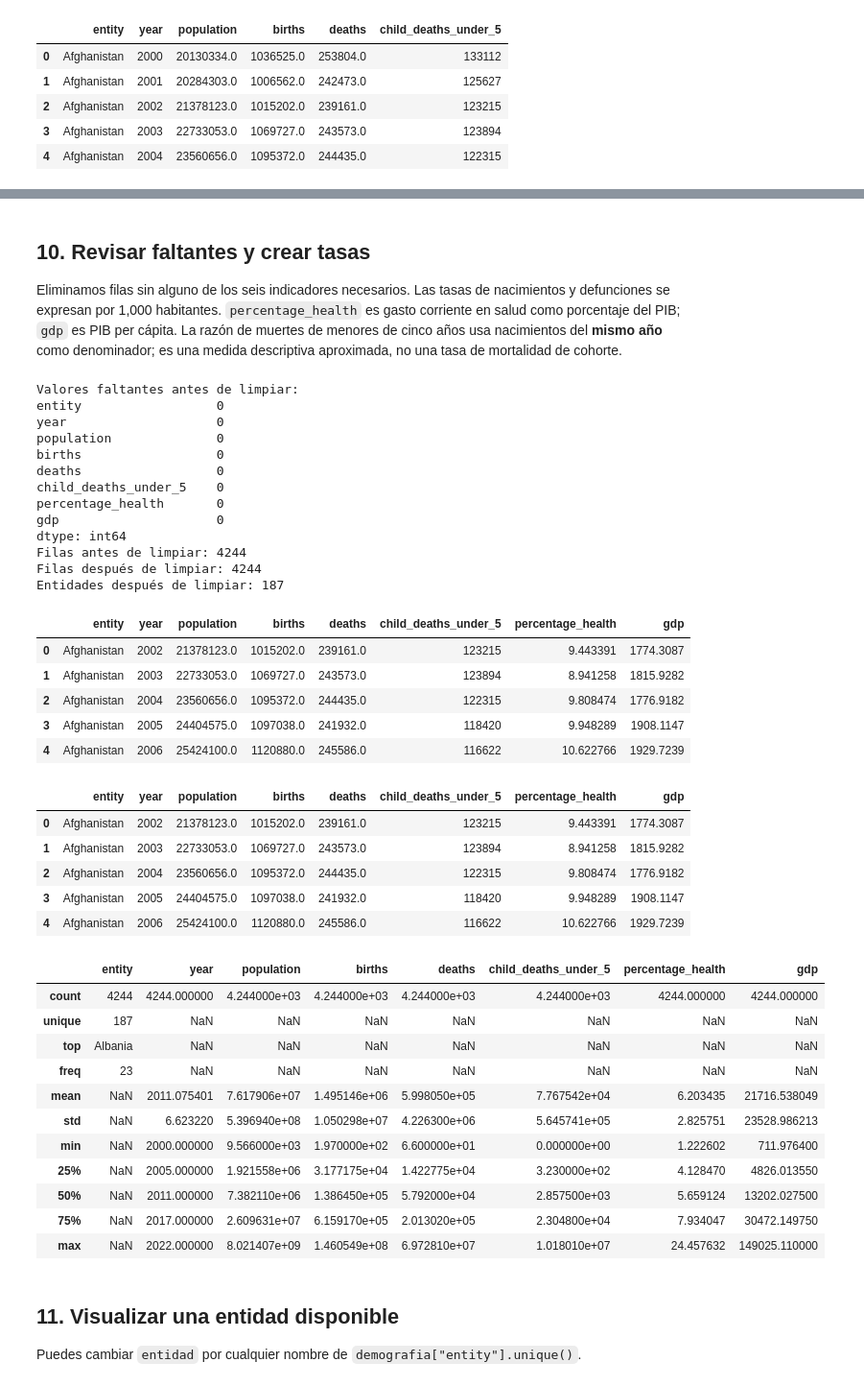
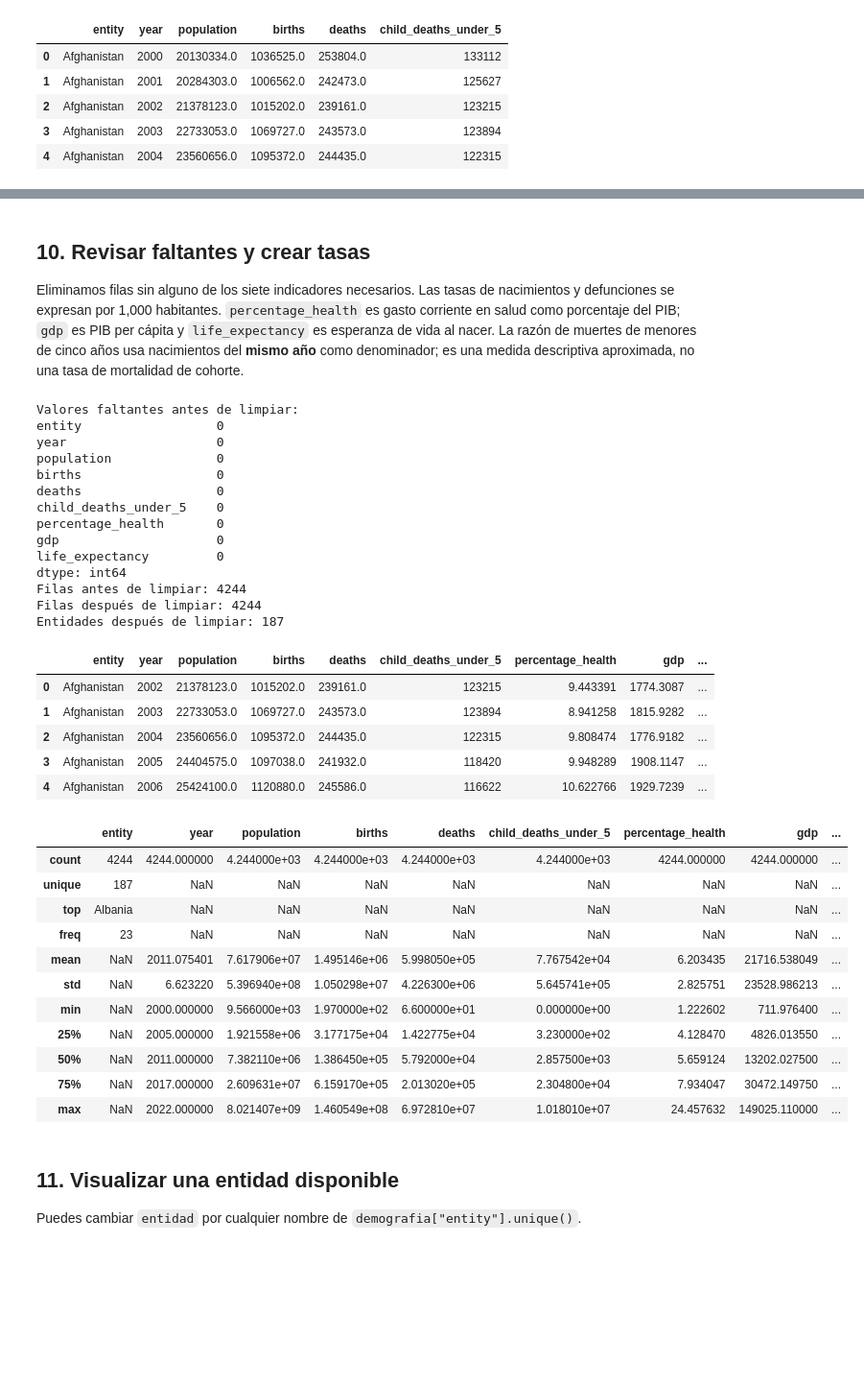
Before and after one commit to pemg2006/Probabilidad_Estadistica_BigData, a Jupyter notebook: U3_1_modelados_ml/notebooks/U3_2_Preparacion_dataset.ipynb, the cells around one changed output, grey strips where cells are left out. Shown at 96% size. Cells and saved outputs as stored; diff of their text form; code cells hidden in the pictures; blank space fills up the shorter version.

```diff
--- a/U3_1_modelados_ml/notebooks/U3_2_Preparacion_dataset.ipynb
+++ b/U3_1_modelados_ml/notebooks/U3_2_Preparacion_dataset.ipynb
@@ -22,9 +22,11 @@ url_deaths = BASE + "number-of-deaths-per-year" + SUFIJO
 url_child_deaths = BASE + "number-of-child-deaths-unwpp" + SUFIJO
 url_health = BASE + "total-healthcare-expenditure-gdp" + SUFIJO
 url_gdp = BASE + "gdp-per-capita-worldbank" + SUFIJO
+url_life = BASE + "life-expectancy" + SUFIJO
 
 df = pd.read_csv(url_health, storage_options=OPCIONES_OWID)
 df2 = pd.read_csv(url_gdp, storage_options=OPCIONES_OWID)
+df_life = pd.read_csv(url_life, storage_options=OPCIONES_OWID)
 population = pd.read_csv(url_population, storage_options=OPCIONES_OWID)
 births = pd.read_csv(url_births, storage_options=OPCIONES_OWID)
 deaths = pd.read_csv(url_deaths, storage_options=OPCIONES_OWID)
@@ -37,6 +39,7 @@ print("deaths:", deaths.shape)
 print("child_deaths:", child_deaths.shape)
 print("percentage_health:", df.shape)
 print("gdp per capita:", df2.shape)
+print("life expectancy:", df_life.shape)
 # %% [output]
 Filas y columnas:
 population: (39562, 5)
@@ -227,13 +232,25 @@ gdp_limpio = df2[["entity", "year", col_gdp]].copy()
 gdp_limpio = gdp_limpio.rename(columns={col_gdp: "gdp"})
 gdp_limpio = gdp_limpio[gdp_limpio["year"].between(2000, 2022)].copy()
 
-for nombre, tabla in [("percentage_health", health_limpio), ("gdp", gdp_limpio)]:
+columnas_life = [c for c in df_life.columns
+                 if c not in ["entity", "code", "year"]]
+assert len(columnas_life) == 1, "Revisar la columna de esperanza de vida mostrada arriba"
+col_life = columnas_life[0]
+
+life_limpio = df_life[["entity", "year", col_life]].copy()
+life_limpio = life_limpio.rename(columns={col_life: "life_expectancy"})
+life_limpio = life_limpio[life_limpio["year"].between(2000, 2022)].copy()
+
+for nombre, tabla in [("percentage_health", health_limpio),
+                      ("gdp", gdp_limpio),
+                      ("life_expectancy", life_limpio)]:
     duplicados = tabla.duplicated(["entity", "year"]).sum()
     print(nombre, "| filas:", len(tabla), "| llaves duplicadas:", duplicados)
     assert duplicados == 0, f"Llaves duplicadas en {nombre}"
 
 display(health_limpio.head())
 display(gdp_limpio.head())
+display(life_limpio.head())
 # %% [output]
 percentage_health | filas: 4555 | llaves duplicadas: 0
 gdp | filas: 4823 | llaves duplicadas: 0
@@ -341,6 +368,12 @@ demografia = pd.merge(
     on=["entity", "year"], how="inner", validate="one_to_one"
 )
 print("Después de agregar PIB per cápita:", demografia.shape)
+
+demografia = pd.merge(
+    demografia, life_limpio,
+    on=["entity", "year"], how="inner", validate="one_to_one"
+)
+print("Después de agregar esperanza de vida:", demografia.shape)
 display(demografia.head())
 # %% [output]
 Después de agregar gasto en salud: (4416, 7)
@@ -354,7 +388,7 @@ Después de agregar PIB per cápita: (4244, 8)
 # %% [markdown]
 ## 10. Revisar faltantes y crear tasas
 
-Eliminamos filas sin alguno de los seis indicadores necesarios. Las tasas de nacimientos y defunciones se expresan por 1,000 habitantes. `percentage_health` es gasto corriente en salud como porcentaje del PIB; `gdp` es PIB per cápita. La razón de muertes de menores de cinco años usa nacimientos del **mismo año** como denominador; es una medida descriptiva aproximada, no una tasa de mortalidad de cohorte.
+Eliminamos filas sin alguno de los siete indicadores necesarios. Las tasas de nacimientos y defunciones se expresan por 1,000 habitantes. `percentage_health` es gasto corriente en salud como porcentaje del PIB; `gdp` es PIB per cápita y `life_expectancy` es esperanza de vida al nacer. La razón de muertes de menores de cinco años usa nacimientos del **mismo año** como denominador; es una medida descriptiva aproximada, no una tasa de mortalidad de cohorte.
 # %%
 print("Valores faltantes antes de limpiar:")
 print(demografia.isna().sum())
@@ -362,7 +396,7 @@ print("Filas antes de limpiar:", len(demografia))
 
 demografia = demografia.dropna(subset=[
     "population", "births", "deaths", "child_deaths_under_5",
-    "percentage_health", "gdp"
+    "percentage_health", "gdp", "life_expectancy"
 ]).copy()
 demografia = demografia[(demografia["population"] > 0) & (demografia["births"] > 0)].copy()
 
@@ -379,6 +413,7 @@ deaths                  0
 child_deaths_under_5    0
 percentage_health       0
 gdp                     0
+life_expectancy         0
 dtype: int64
 Filas antes de limpiar: 4244
 Filas después de limpiar: 4244
@@ -386,44 +421,38 @@ Entidades después de limpiar: 187
 # %%
 demografia["birth_rate_per_1000"] = demografia["births"] / demografia["population"] * 1000
 demografia["death_rate_per_1000"] = demografia["deaths"] / demografia["population"] * 1000
 demografia["under5_deaths_per_1000_births_same_year"] = (
     demografia["child_deaths_under_5"] / demografia["births"] * 1000
 )
 
 demografia = demografia[[
     "entity", "year", "population", "births", "deaths", "child_deaths_under_5",
-    "percentage_health", "gdp",
+    "percentage_health", "gdp", "life_expectancy",
     "birth_rate_per_1000", "death_rate_per_1000",
     "under5_deaths_per_1000_births_same_year"
 ]].sort_values(["entity", "year"]).reset_index(drop=True)
 
 display(demografia.head())
 display(demografia.describe(include="all"))
 # %% [output]
-|  | entity | year | population | births | deaths | child_deaths_under_5 | percentage_health | gdp |
-| 0 | Afghanistan | 2002 | 21378123.0 | 1015202.0 | 239161.0 | 123215 | 9.443391 | 1774.3087 |
-| 1 | Afghanistan | 2003 | 22733053.0 | 1069727.0 | 243573.0 | 123894 | 8.941258 | 1815.9282 |
-| 2 | Afghanistan | 2004 | 23560656.0 | 1095372.0 | 244435.0 | 122315 | 9.808474 | 1776.9182 |
-| 3 | Afghanistan | 2005 | 24404575.0 | 1097038.0 | 241932.0 | 118420 | 9.948289 | 1908.1147 |
-| 4 | Afghanistan | 2006 | 25424100.0 | 1120880.0 | 245586.0 | 116622 | 10.622766 | 1929.7239 |
+|  | entity | year | population | births | deaths | child_deaths_under_5 | percentage_health | gdp | ... |
+| 0 | Afghanistan | 2002 | 21378123.0 | 1015202.0 | 239161.0 | 123215 | 9.443391 | 1774.3087 | ... |
+| 1 | Afghanistan | 2003 | 22733053.0 | 1069727.0 | 243573.0 | 123894 | 8.941258 | 1815.9282 | ... |
+| 2 | Afghanistan | 2004 | 23560656.0 | 1095372.0 | 244435.0 | 122315 | 9.808474 | 1776.9182 | ... |
+| 3 | Afghanistan | 2005 | 24404575.0 | 1097038.0 | 241932.0 | 118420 | 9.948289 | 1908.1147 | ... |
+| 4 | Afghanistan | 2006 | 25424100.0 | 1120880.0 | 245586.0 | 116622 | 10.622766 | 1929.7239 | ... |
-|  | entity | year | population | births | deaths | child_deaths_under_5 | percentage_health | gdp |
-| 0 | Afghanistan | 2002 | 21378123.0 | 1015202.0 | 239161.0 | 123215 | 9.443391 | 1774.3087 |
-| 1 | Afghanistan | 2003 | 22733053.0 | 1069727.0 | 243573.0 | 123894 | 8.941258 | 1815.9282 |
-| 2 | Afghanistan | 2004 | 23560656.0 | 1095372.0 | 244435.0 | 122315 | 9.808474 | 1776.9182 |
-| 3 | Afghanistan | 2005 | 24404575.0 | 1097038.0 | 241932.0 | 118420 | 9.948289 | 1908.1147 |
-| 4 | Afghanistan | 2006 | 25424100.0 | 1120880.0 | 245586.0 | 116622 | 10.622766 | 1929.7239 |
+|  | entity | year | population | births | deaths | child_deaths_under_5 | percentage_health | gdp | ... |
+| count | 4244 | 4244.000000 | 4.244000e+03 | 4.244000e+03 | 4.244000e+03 | 4.244000e+03 | 4244.000000 | 4244.000000 | ... |
+| unique | 187 | NaN | NaN | NaN | NaN | NaN | NaN | NaN | ... |
+| top | Albania | NaN | NaN | NaN | NaN | NaN | NaN | NaN | ... |
+| freq | 23 | NaN | NaN | NaN | NaN | NaN | NaN | NaN | ... |
+| mean | NaN | 2011.075401 | 7.617906e+07 | 1.495146e+06 | 5.998050e+05 | 7.767542e+04 | 6.203435 | 21716.538049 | ... |
+| std | NaN | 6.623220 | 5.396940e+08 | 1.050298e+07 | 4.226300e+06 | 5.645741e+05 | 2.825751 | 23528.986213 | ... |
+| min | NaN | 2000.000000 | 9.566000e+03 | 1.970000e+02 | 6.600000e+01 | 0.000000e+00 | 1.222602 | 711.976400 | ... |
+| 25% | NaN | 2005.000000 | 1.921558e+06 | 3.177175e+04 | 1.422775e+04 | 3.230000e+02 | 4.128470 | 4826.013550 | ... |
+| 50% | NaN | 2011.000000 | 7.382110e+06 | 1.386450e+05 | 5.792000e+04 | 2.857500e+03 | 5.659124 | 13202.027500 | ... |
+| 75% | NaN | 2017.000000 | 2.609631e+07 | 6.159170e+05 | 2.013020e+05 | 2.304800e+04 | 7.934047 | 30472.149750 | ... |
+| max | NaN | 2022.000000 | 8.021407e+09 | 1.460549e+08 | 6.972810e+07 | 1.018010e+07 | 24.457632 | 149025.110000 | ... |
-|  | entity | year | population | births | deaths | child_deaths_under_5 | percentage_health | gdp |
-| count | 4244 | 4244.000000 | 4.244000e+03 | 4.244000e+03 | 4.244000e+03 | 4.244000e+03 | 4244.000000 | 4244.000000 |
-| unique | 187 | NaN | NaN | NaN | NaN | NaN | NaN | NaN |
-| top | Albania | NaN | NaN | NaN | NaN | NaN | NaN | NaN |
-| freq | 23 | NaN | NaN | NaN | NaN | NaN | NaN | NaN |
-| mean | NaN | 2011.075401 | 7.617906e+07 | 1.495146e+06 | 5.998050e+05 | 7.767542e+04 | 6.203435 | 21716.538049 |
-| std | NaN | 6.623220 | 5.396940e+08 | 1.050298e+07 | 4.226300e+06 | 5.645741e+05 | 2.825751 | 23528.986213 |
-| min | NaN | 2000.000000 | 9.566000e+03 | 1.970000e+02 | 6.600000e+01 | 0.000000e+00 | 1.222602 | 711.976400 |
-| 25% | NaN | 2005.000000 | 1.921558e+06 | 3.177175e+04 | 1.422775e+04 | 3.230000e+02 | 4.128470 | 4826.013550 |
-| 50% | NaN | 2011.000000 | 7.382110e+06 | 1.386450e+05 | 5.792000e+04 | 2.857500e+03 | 5.659124 | 13202.027500 |
-| 75% | NaN | 2017.000000 | 2.609631e+07 | 6.159170e+05 | 2.013020e+05 | 2.304800e+04 | 7.934047 | 30472.149750 |
-| max | NaN | 2022.000000 | 8.021407e+09 | 1.460549e+08 | 6.972810e+07 | 1.018010e+07 | 24.457632 | 149025.110000 |
 # %% [markdown]
 ## 11. Visualizar una entidad disponible
 
```
Also changed, not shown: parts of 11 cells of this notebook, 4 other files.
